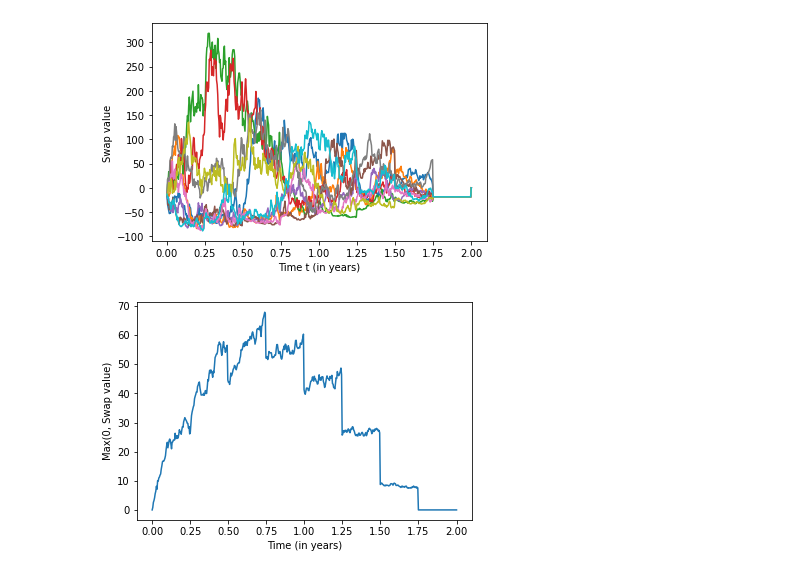
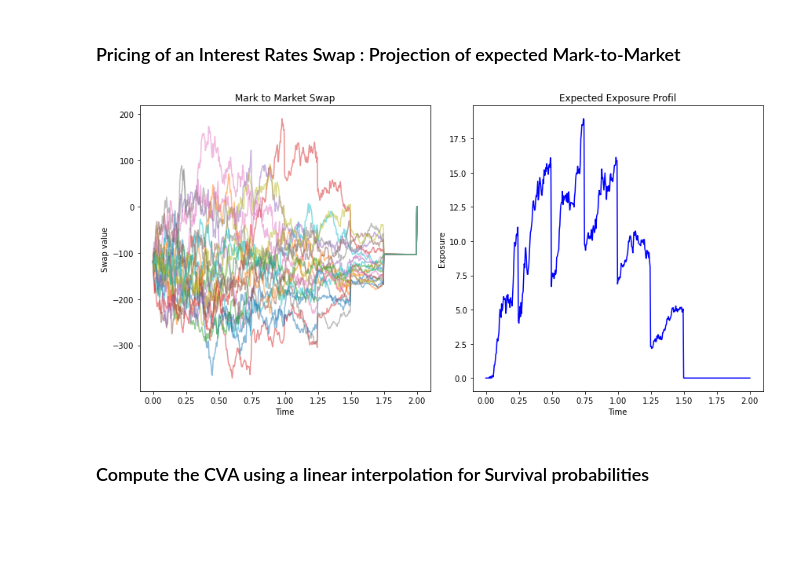
Before and after one commit to AimadeddineHakim/CVA-Fixed-Income, a Jupyter notebook: CVA pattern Design.ipynb, the cells around one changed output. Saved outputs shown, nothing was run; the diff lists cells and outputs as text; code cells hidden in the pictures; blank space fills up the shorter version.

```diff
--- a/CVA pattern Design.ipynb
+++ b/CVA pattern Design.ipynb
@@ -139,7 +173,7 @@ class CIRBond_Diffusion(BondFactory):
         self.theta = theta
 
     def Diffusion(self) -> ProcessDiffusion :
-        return HullWhiteCIRProcess(self.r0, self.sigma, self.kappa, self.theta)
+        return CIRProcess(self.r0, self.sigma, self.kappa, self.theta)
 
     def BondPrice(self) -> ZeroCoupon :
         return BondCIR(self.sigma, self.kappa, self.theta)
@@ -154,7 +188,7 @@ class VBond_Diffusion(BondFactory):
         self.theta = theta
 
     def Diffusion(self) -> ProcessDiffusion :
-        return HullWhiteVacisekProcess(self.r0, self.sigma, self.kappa, self.theta)
+        return VacisekProcess(self.r0, self.sigma, self.kappa, self.theta)
 
     def BondPrice(self) -> ZeroCoupon :
         return BondVacisek(self.sigma, self.kappa, self.theta)
@@ -217,14 +253,9 @@ class ZeroBond:
         return P
 
     def Plot_Diffusion(self):
-        P = self.BondMatrix()
+        P = self.BondMatrix()[:,:,-1]
         t = np.linspace(0, self.Maturity, self.Steps)
-        plt.plot(t, P[:10, :, -1].T)
-        plt.xlabel("Time t (in years)")
-        plt.ylabel("P(t, T)")
-        title_bp = "Bond price with maturity " + str(T) + "Y-maturity in CIR framework"
-        plt.title(title_bp)
-        plt.show()
+        plot_diffusion(t, P, "Bond price with maturity " + str(self.Maturity) + "Y-maturity in CIR framework", "P(t, T)", "Time t (in years)")
 # %%
 trading_days, Nmc, T = 252, 100, 2
 N = trading_days*T #Discretization: once a day (252 trading days)
@@ -235,3 +266,5 @@ ZC.Plot_Diffusion()
+# %% [markdown]
+### Pricing of an Interest Rates Swap : Projection of expected Mark-to-Market
 # %%
 class InterestRateSwap:
 
@@ -283,32 +316,17 @@ class InterestRateSwap:
 
     def swap_Exposure(self):
         return np.mean(np.maximum(0,self.swap_MtM()), axis = 0)
-        #return np.mean(np.maximum(0,self.swap_MtM())*self.ZBondMatrix[:,0,:], axis = 0)
 
-    def Plot_Exposure(self):
-        t  = np.linspace(0, self.Maturity, self.Steps)
-        EE = self.swap_Exposure()
-        plt.plot(t, EE)
-        plt.xlabel("Time (in years)")
-        plt.ylabel("Max(0, Swap value)")
-        plt.show()
-
-    def plot_swap_MtM(self):
+    def Plot_Results(self):
         t = np.linspace(0, self.Maturity, self.Steps)
         s_value = self.swap_MtM()
-        plt.plot(t, s_value[:10].T)
-        plt.xlabel("Time t (in years)")
-        plt.ylabel("Swap value")
-        plt.show()
+        EE = self.swap_Exposure()
+        plot_results(t, s_value, EE , "Mark to Market Swap", "Expected Exposure Profil", "Swap value", "Exposure")
 # %%
 trading_days, Nmc, T = 252, 100, 2
 N = trading_days*T #Discretization: once a day (252 trading days)
-IRS = InterestRateSwap(0.005, 0.09, 0.3, 0.015, Nmc, N, T, "CIR", 4, 10000)
+IRS = InterestRateSwap(0.05, 0.09, 0.3, 0.015, Nmc, N, T, "CIR", 4, 10000)
 # %%
-IRS.plot_swap_MtM()
+IRS.Plot_Results()
 # %% [output]
-[figure, old version]
+[figure, new version]
-# %%
-IRS.Plot_Exposure()
-# %% [output]
-[figure, removed]
@@ -339,0 +333,2 @@ SP = InterpolateSP(N,T)
+# %% [markdown]
+### Compute the CVA using a linear interpolation for Survival probabilities
```
Also changed, not shown: parts of 24 cells of this notebook.
